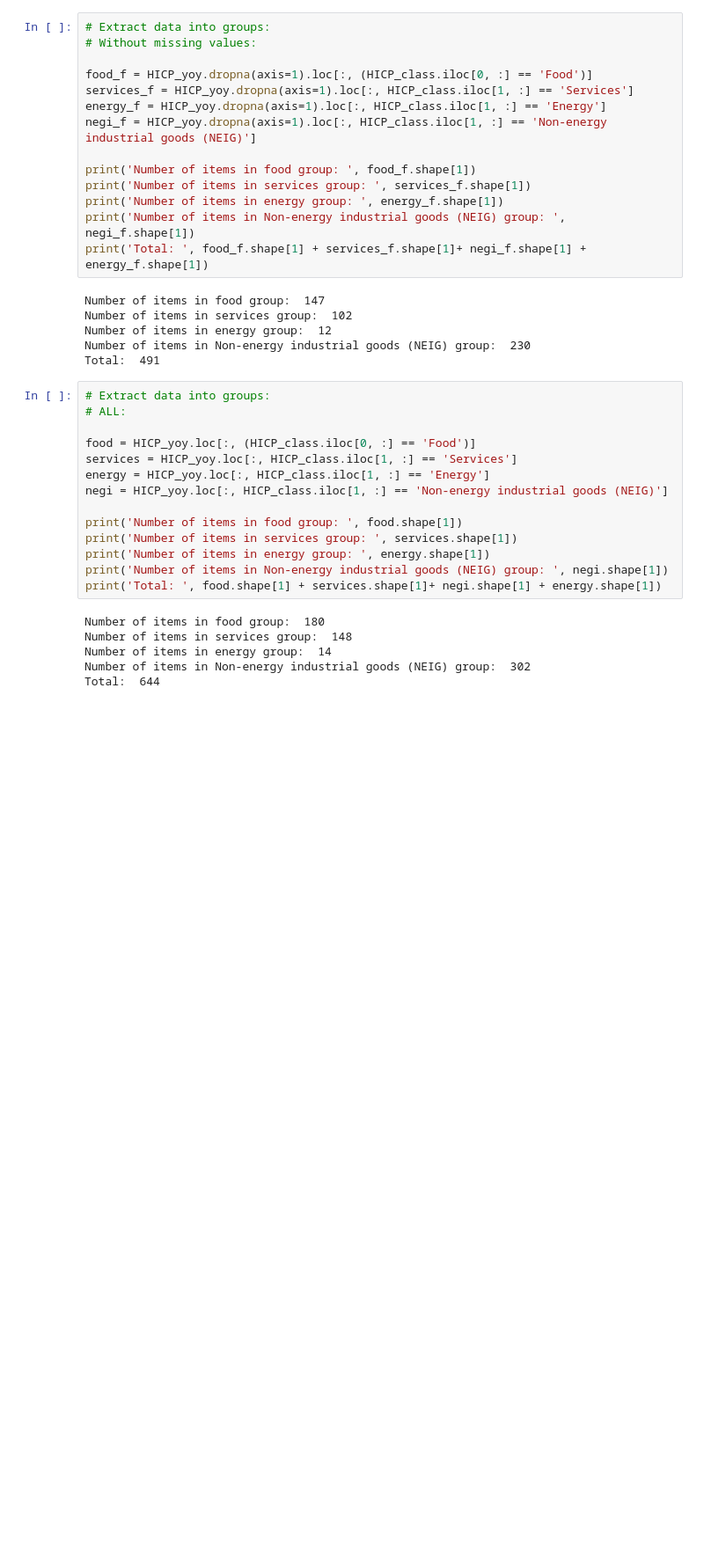
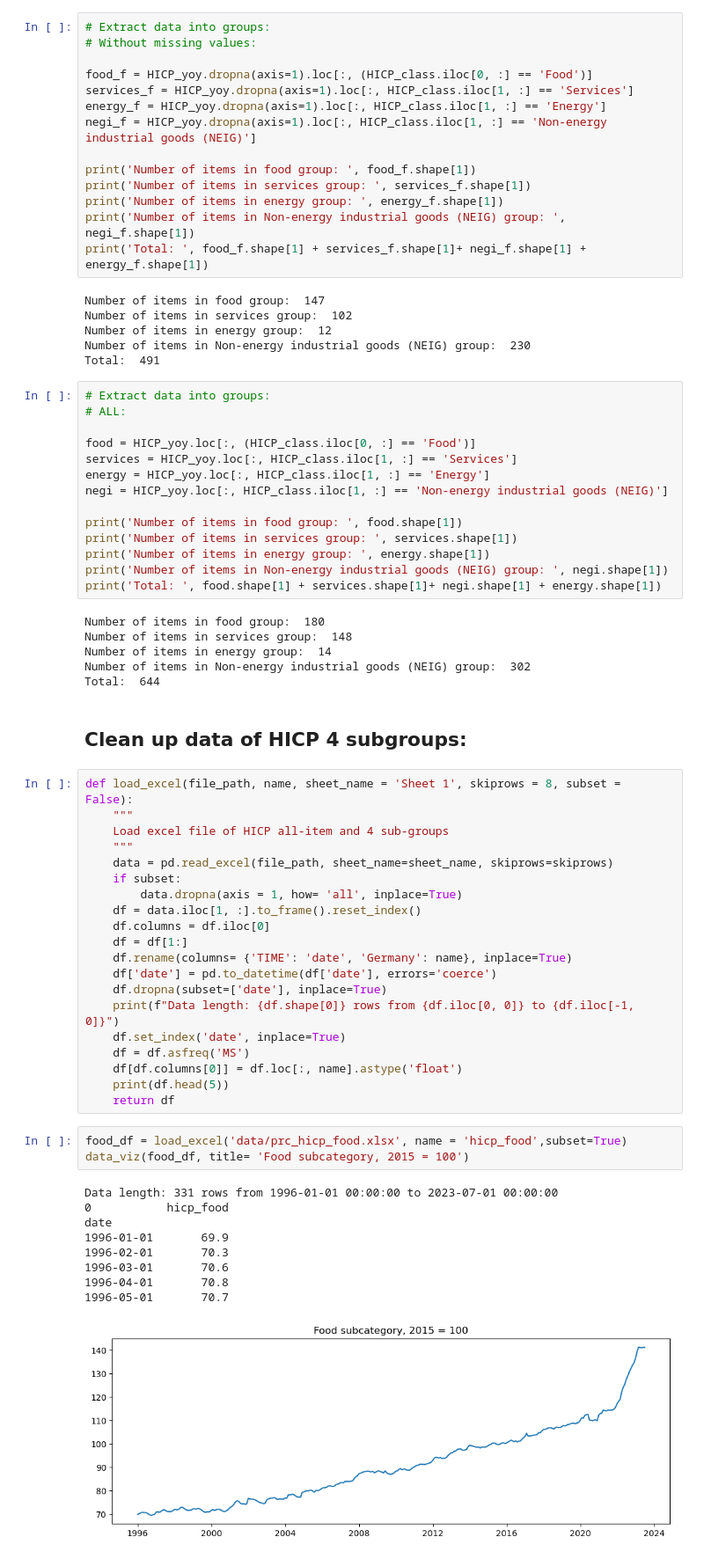
Before and after one commit to lamlam98765/thesis_code, a Jupyter notebook: main/HICP_all_preprocessed.ipynb, the cells around one changed output. Shown at 88% size. Cells and saved outputs as stored; diff of their text form; blank space fills up the shorter version.

```diff
--- a/main/HICP_all_preprocessed.ipynb
+++ b/main/HICP_all_preprocessed.ipynb
@@ -179,3 +228,38 @@ Number of items in services group:  148
 Number of items in energy group:  14
 Number of items in Non-energy industrial goods (NEIG) group:  302
 Total:  644
+# %% [markdown]
+## Clean up data of HICP 4 subgroups:
+# %%
+def load_excel(file_path, name, sheet_name = 'Sheet 1', skiprows = 8, subset = False):
+    """
+    Load excel file of HICP all-item and 4 sub-groups
+    """
+    data = pd.read_excel(file_path, sheet_name=sheet_name, skiprows=skiprows)
+    if subset:
+        data.dropna(axis = 1, how= 'all', inplace=True)
+    df = data.iloc[1, :].to_frame().reset_index()
+    df.columns = df.iloc[0]
+    df = df[1:]
+    df.rename(columns= {'TIME': 'date', 'Germany': name}, inplace=True)
+    df['date'] = pd.to_datetime(df['date'], errors='coerce')
+    df.dropna(subset=['date'], inplace=True)
+    print(f"Data length: {df.shape[0]} rows from {df.iloc[0, 0]} to {df.iloc[-1, 0]}")
+    df.set_index('date', inplace=True)
+    df = df.asfreq('MS')
+    df[df.columns[0]] = df.loc[:, name].astype('float')
+    print(df.head(5))
+    return df
+# %%
+food_df = load_excel('data/prc_hicp_food.xlsx', name = 'hicp_food',subset=True)
+data_viz(food_df, title= 'Food subcategory, 2015 = 100')
+# %% [output]
+Data length: 331 rows from 1996-01-01 00:00:00 to 2023-07-01 00:00:00
+0           hicp_food
+date
+1996-01-01       69.9
+1996-02-01       70.3
+1996-03-01       70.6
+1996-04-01       70.8
+1996-05-01       70.7
+[figure, added]
```
Also changed, not shown: parts of 14 cells of this notebook, 1 other file.
